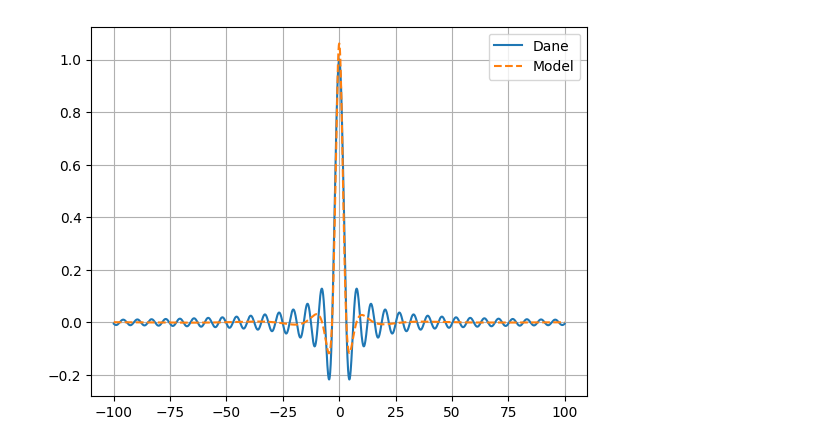
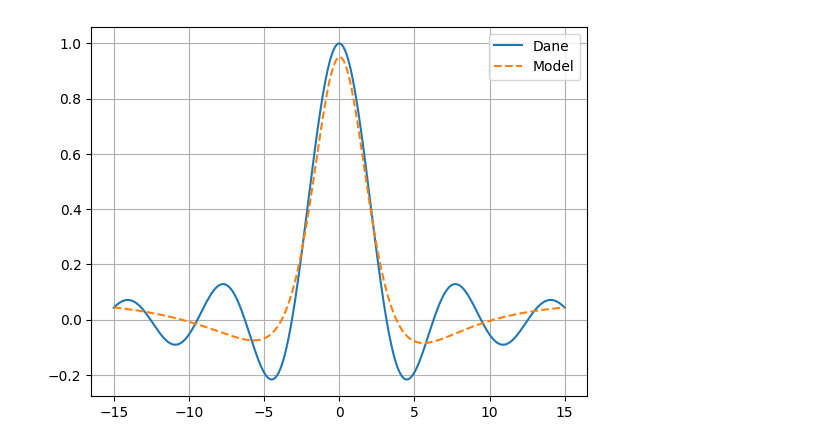
Before and after one commit to pochlebiacz/Analytical-neural-network-learning-algorithms, a Jupyter notebook: 3-Sequential ELM.ipynb, the cells around one changed output. Saved outputs shown, nothing was run; the diff lists cells and outputs as text; code cells hidden in the pictures.

```diff
--- a/3-Sequential ELM.ipynb
+++ b/3-Sequential ELM.ipynb
@@ -8,12 +9,12 @@ from torch.utils.data import DataLoader
 # %%
-x_data = np.linspace(-100, 100, 30000)
-y_data = np.sin(x_data) / x_data
+x_data = np.float64(np.linspace(-15, 15, 600))
+y_data = np.float64(np.sin(x_data) / x_data)
 # %%
-dataset = Dataset(torch.tensor(x_data).float(), torch.tensor(y_data).float())
+dataset = Dataset(x_data, y_data)
 trainset, testset = torch.utils.data.random_split(dataset, [0.9, 0.1], generator=torch.Generator().manual_seed(42))
 
-trainloader = DataLoader(trainset, batch_size=256, shuffle=True)
-testloader = DataLoader(testset, batch_size=256, shuffle=False)
+trainloader = DataLoader(trainset, batch_size=len(trainset), shuffle=True)
+testloader = DataLoader(testset, batch_size=500, shuffle=False)
 
 activation = nn.Sigmoid()
 # %%
@@ -29,7 +30,7 @@ class ELM(nn.Module):
         x = self.fc2(x)
         return x
 
-model = ELM(1, 1000, 1)
+model = ELM(1, 100, 1)
 # %%
 for i, (x, y) in enumerate(trainloader):
     H = activation(model.fc1.bias.data.reshape(-1, 1) + model.fc1.weight.data @ x.reshape(1, -1)).T
@@ -43,9 +44,9 @@ for i, (x, y) in enumerate(trainloader):
     model.fc2.weight.data = W2[0].T
 # %%
 plt.plot(x_data, y_data)
-plt.plot(x_data, model(torch.tensor(x_data).reshape(-1, 1).float()).detach().numpy(), '--')
+plt.plot(x_data, model(torch.tensor(x_data).reshape(-1, 1)).detach().numpy(), '--')
 plt.legend(['Dane', 'Model'], loc='upper right')
 plt.grid()
 plt.show()
 # %% [output]
-[figure, old version]
+[figure, new version]
```
Also changed, not shown: parts of 1 cell of this notebook, 2 other files.
